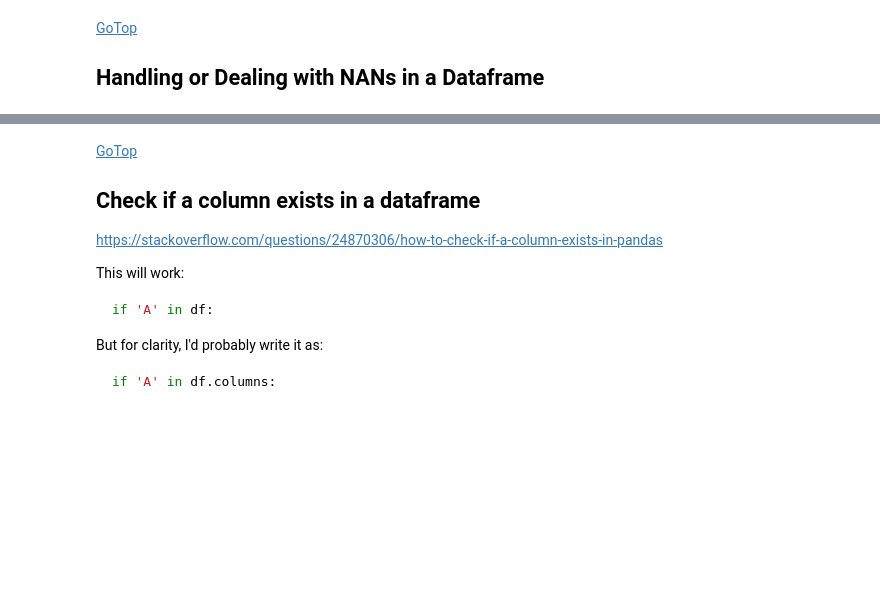
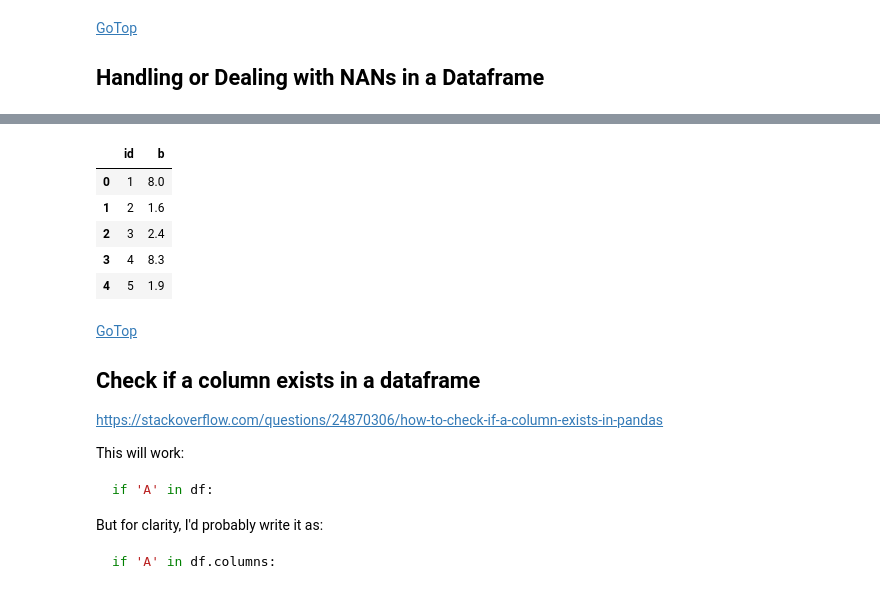
Before and after one commit to KPAdhikari/PythonStuff, a Jupyter notebook: IPython_Jupyter_Notebooks/my_Pandas_PythonNotesHowTos.ipynb, the cells around one changed output, grey strips where cells are left out. Saved outputs shown, nothing was run; the diff lists cells and outputs as text; code cells hidden in the pictures; blank space fills up the shorter version.

```diff
--- a/IPython_Jupyter_Notebooks/my_Pandas_PythonNotesHowTos.ipynb
+++ b/IPython_Jupyter_Notebooks/my_Pandas_PythonNotesHowTos.ipynb
@@ -243,0 +173,3 @@ print(listEn)
+# %%
+df4Drop = pd.DataFrame({'id':[1,2,3,4,5], 'a':[3.3,2.2,7.1,20,4.2], 'b':[8,1.6,2.4,8.3,1.9], 'c':[5,2.6,4,18,0.9] })
+df4Drop.head()
@@ -244,3 +183,13 @@ print(listEn)
+# %%
+dfDropped = df4Drop.drop(['a', 'c'], axis = 1)
+dfDropped.head()
+# %% [output]
+|  | id | b |
+| 0 | 1 | 8.0 |
+| 1 | 2 | 1.6 |
+| 2 | 3 | 2.4 |
+| 3 | 4 | 8.3 |
+| 4 | 5 | 1.9 |
 # %% [markdown]
 [GoTop](#GoTop) <a id='CheckIfAColumnExistsInADataframe'></a>
 ## Check if a column exists in a dataframe
```
Also changed, not shown: parts of 16 cells of this notebook.
